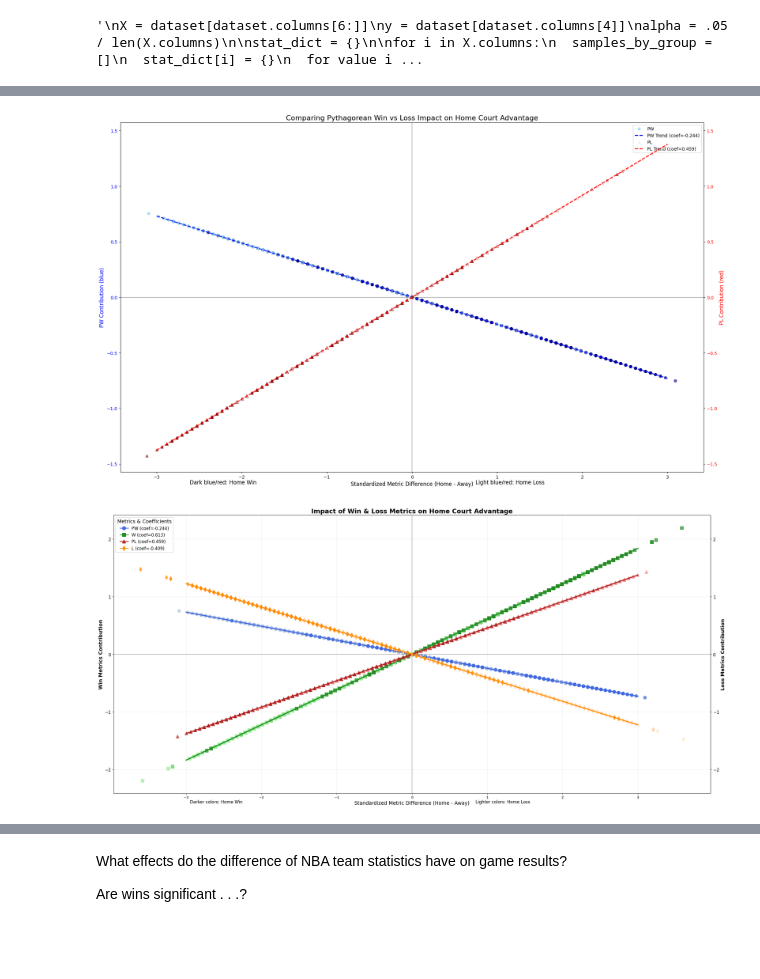
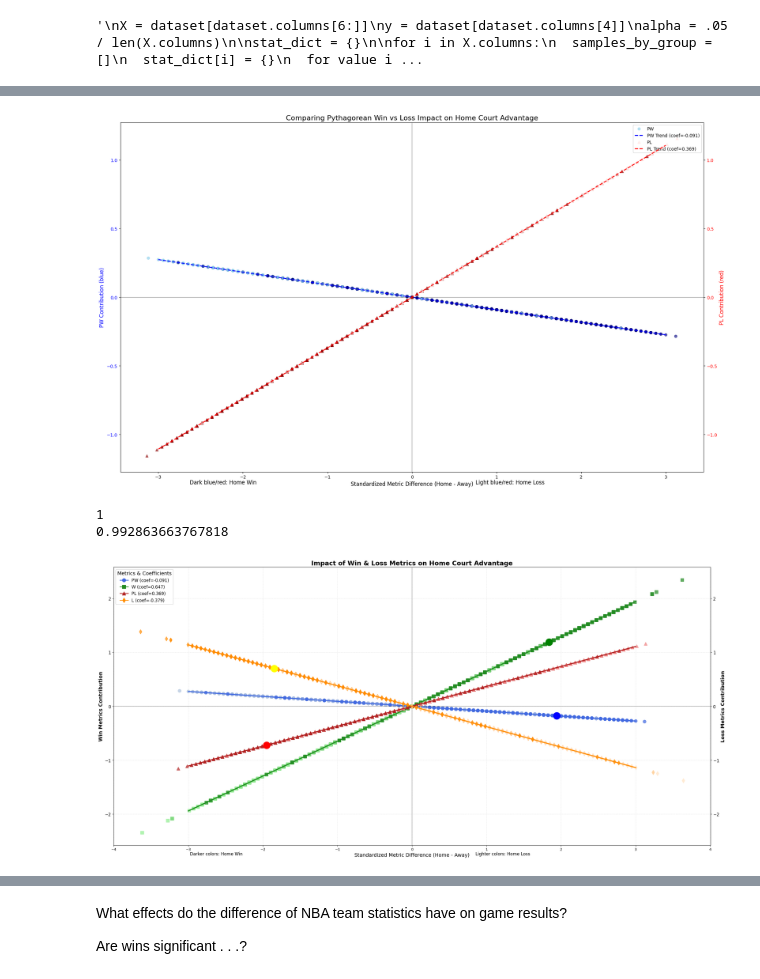
Before and after one commit to mamamia5x/NBA, a Jupyter notebook: final.ipynb, the cells around one changed output, grey strips where cells are left out. Drawn from its saved outputs; the diff is of its cells as text; code cells hidden in the pictures; blank space fills up the shorter version.

```diff
--- a/final.ipynb
+++ b/final.ipynb
@@ -526,21 +602,21 @@ fig, ax1 = plt.subplots(figsize=(20, 12))
 ax2 = ax1.twinx()  # Create a second y-axis
 
 # Get coefficients
-pw_coef = best_log.coef_[0][best_X_scaled.columns.get_loc("PW")]
-pl_coef = best_log.coef_[0][best_X_scaled.columns.get_loc("PL")]
+pw_coef = best_log.coef_[0][X_scaled.columns.get_loc("PW")]
+pl_coef = best_log.coef_[0][X_scaled.columns.get_loc("PL")]
 
 # Plot PW contribution (blue, left y-axis)
-pw_contribution = pw_coef * best_X_scaled["PW"]
-ax1.scatter(best_X_scaled["PW"], pw_contribution,
-           c=bestdataset['homeWin'].map({0: 'skyblue', 1: 'navy'}),
+pw_contribution = pw_coef * X_scaled["PW"]
+ax1.scatter(X_scaled["PW"], pw_contribution,
+           c=dataset['homeWin'].map({0: 'skyblue', 1: 'navy'}),
            alpha=0.6, marker='o', label="PW")
 ax1.set_ylabel('PW Contribution (blue)', color='blue', fontsize=12)
 ax1.tick_params(axis='y', labelcolor='blue')
 
 # Plot PL contribution (red, right y-axis)
-pl_contribution = pl_coef * best_X_scaled["PL"]
-ax2.scatter(best_X_scaled["PL"], pl_contribution,
-           c=bestdataset['homeWin'].map({0: 'mistyrose', 1: 'darkred'}),
+pl_contribution = pl_coef * X_scaled["PL"]
+ax2.scatter(X_scaled["PL"], pl_contribution,
+           c=dataset['homeWin'].map({0: 'mistyrose', 1: 'darkred'}),
            alpha=0.6, marker='^', label="PL")
 ax2.set_ylabel('PL Contribution (red)', color='red', fontsize=12)
 ax2.tick_params(axis='y', labelcolor='red')
@@ -585,7 +661,21 @@ plt.figtext(0.6, 0.02, "Light blue/red: Home Loss", fontsize=12)
 plt.tight_layout()
 plt.show()
 # %% [output]
-[figure, old version]
+[figure, new version]
+# %%
+def get_points(stat, index=2):
+  return X_scaled.loc[index][stat], X_scaled.loc[index][stat] * best_log.coef_[0][X_scaled.columns.get_loc(stat)]
+
+def print_it(stat, index=2):
+  xp, yp = get_points(stat, index)
+  print(stat, xp, yp)
+
+def plot_it(stat, index=2, c="blue"):
+  xp, yp = get_points(stat, index)
+  plt.plot(xp, yp, marker='o', ms= 20, color=c)
+
+def get_total(ind):
+  return get_points("PW", ind)[1] + get_points("W", ind)[1] + get_points("PL", ind)[1] + get_points("L", ind)[1]
 # %%
 import numpy as np
 import matplotlib.pyplot as plt
@@ -595,10 +685,10 @@ fig, ax1 = plt.subplots(figsize=(25, 12))
 ax2 = ax1.twinx()  # Create a second y-axis
 
 # Get coefficients for all metrics
-pw_coef = best_log.coef_[0][best_X_scaled.columns.get_loc("PW")]
-pl_coef = best_log.coef_[0][best_X_scaled.columns.get_loc("PL")]
-w_coef = best_log.coef_[0][best_X_scaled.columns.get_loc("W")]
-l_coef = best_log.coef_[0][best_X_scaled.columns.get_loc("L")]
+pw_coef = best_log.coef_[0][X_scaled.columns.get_loc("PW")]
+pl_coef = best_log.coef_[0][X_scaled.columns.get_loc("PL")]
+w_coef = best_log.coef_[0][X_scaled.columns.get_loc("W")]
+l_coef = best_log.coef_[0][X_scaled.columns.get_loc("L")]
 
 # Define a better color scheme - one color per metric
 pw_color = 'royalblue'
@@ -607,27 +697,27 @@ pl_color = 'firebrick'
 l_color = 'darkorange'
 
 # Plot PW contribution
-pw_contribution = pw_coef * best_X_scaled["PW"]
-ax1.scatter(best_X_scaled["PW"], pw_contribution,
-           c=[pw_color if win else 'lightsteelblue' for win in bestdataset['homeWin']],
+pw_contribution = pw_coef * X_scaled["PW"]
+ax1.scatter(X_scaled["PW"], pw_contribution,
+           c=[pw_color if win else 'lightsteelblue' for win in dataset['homeWin']],
            alpha=0.7, marker='o', s=80, label="PW")
 
 # Plot W contribution
-w_contribution = w_coef * best_X_scaled["W"]
-ax1.scatter(best_X_scaled["W"], w_contribution,
-           c=[w_color if win else 'lightgreen' for win in bestdataset['homeWin']],
+w_contribution = w_coef * X_scaled["W"]
+ax1.scatter(X_scaled["W"], w_contribution,
+           c=[w_color if win else 'lightgreen' for win in dataset['homeWin']],
            alpha=0.7, marker='s', s=80, label="W")
 
 # Plot PL contribution
-pl_contribution = pl_coef * best_X_scaled["PL"]
-ax2.scatter(best_X_scaled["PL"], pl_contribution,
-           c=[pl_color if win else 'lightcoral' for win in bestdataset['homeWin']],
+pl_contribution = pl_coef * X_scaled["PL"]
+ax2.scatter(X_scaled["PL"], pl_contribution,
+           c=[pl_color if win else 'lightcoral' for win in dataset['homeWin']],
            alpha=0.7, marker='^', s=80, label="PL")
 
 # Plot L contribution
-l_contribution = l_coef * best_X_scaled["L"]
-ax2.scatter(best_X_scaled["L"], l_contribution,
-           c=[l_color if win else 'bisque' for win in bestdataset['homeWin']],
+l_contribution = l_coef * X_scaled["L"]
+ax2.scatter(X_scaled["L"], l_contribution,
+           c=[l_color if win else 'bisque' for win in dataset['homeWin']],
            alpha=0.7, marker='d', s=80, label="L")
 
 # Add label styling
@@ -674,31 +764,41 @@ plt.title('Impact of Win & Loss Metrics on Home Court Advantage', fontsize=18, f
 ax1.set_xlabel('Standardized Metric Difference (Home - Away)', fontsize=14)
 
 # Create combined legend with custom ordering
 from matplotlib.lines import Line2D
 legend_elements = [
     Line2D([0], [0], marker='o', color=pw_color, label='PW', markersize=10, linestyle='-', linewidth=2),
     Line2D([0], [0], marker='s', color=w_color, label='W', markersize=10, linestyle='-', linewidth=2),
     Line2D([0], [0], marker='^', color=pl_color, label='PL', markersize=10, linestyle='-', linewidth=2),
     Line2D([0], [0], marker='d', color=l_color, label='L', markersize=10, linestyle='-', linewidth=2),
 ]
 
 # Add coefficient values to legend
 legend_text = [
     f'PW (coef={pw_coef:.3f})',
     f'W (coef={w_coef:.3f})',
     f'PL (coef={pl_coef:.3f})',
     f'L (coef={l_coef:.3f})'
 ]
 
 # Create the legend
 ax1.legend(legend_elements, legend_text, loc='best', fontsize=12,
            framealpha=0.9, title="Metrics & Coefficients", title_fontsize=14)
 
 # Add annotations for win/loss
 plt.figtext(0.15, 0.02, "Darker colors: Home Win", fontsize=12)
 plt.figtext(0.6, 0.02, "Lighter colors: Home Loss", fontsize=12)
 
+ind = 2
+print(dataset.loc[ind].homeWin)
+plot_it("PW", ind)
+plot_it("W", ind, c="green")
+plot_it("PL", ind, c="red")
+plot_it("L", ind, c="yellow")
+print(get_total(ind))
+
 plt.tight_layout()
 plt.show()
 # %% [output]
+1
+0.992863663767818
-[figure, old version]
+[figure, new version]
```
Also changed, not shown: parts of 21 cells of this notebook, 1 other file.
